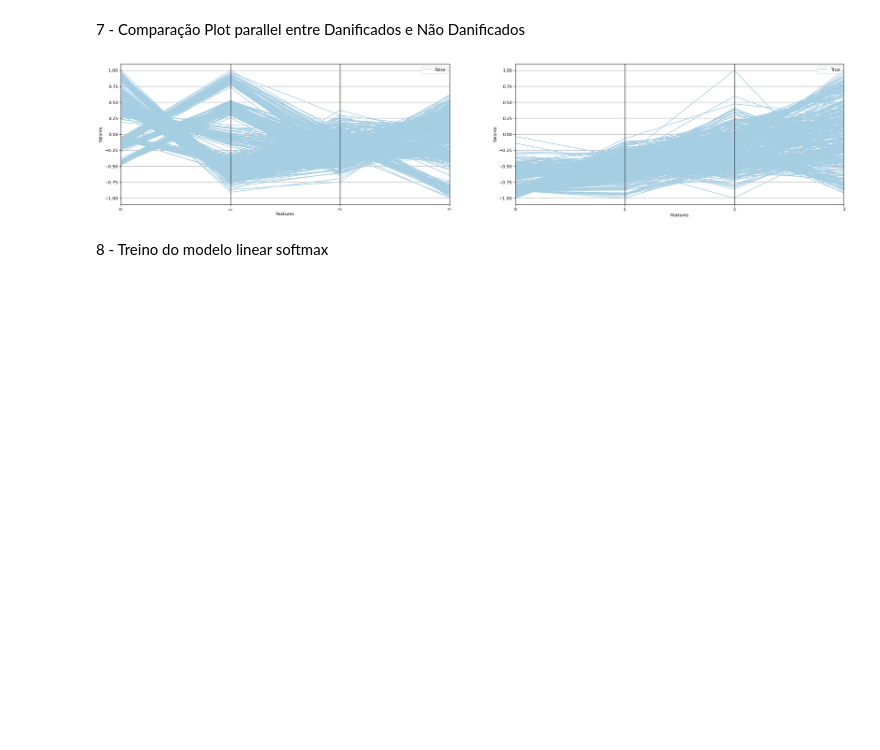
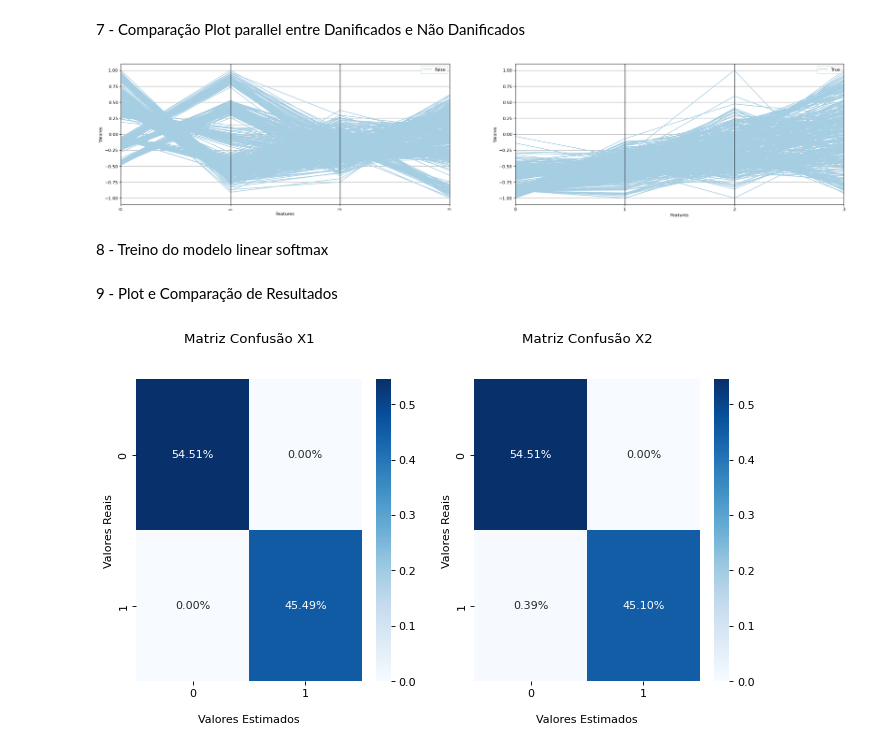
Before and after one commit to freitaass/himl_Take-home_exercises_gfs, a Jupyter notebook: 02_feature/main.ipynb, the cells around one changed output. Cells and saved outputs as stored; diff of their text form; code cells hidden in the pictures; blank space fills up the shorter version.

```diff
--- a/02_feature/main.ipynb
+++ b/02_feature/main.ipynb
@@ -146,3 +148,22 @@ softmax_reg_X2 = LogisticRegression(multi_class='multinomial',solver='lbfgs',C=1
 softmax_reg_X2.fit(train_X2,train_X2_tg)
 pred_X2 = softmax_reg_X2.predict(test_X2)
 pred_proba_X2 = softmax_reg_X2.predict_proba(test_X2)
+# %% [markdown]
+9 - Plot e Comparação de Resultados
+# %%
+plt.figure(facecolor='white',figsize=(10, 5), dpi=80)
+plt.subplot(121)
+sns.heatmap(confusion_matrix(test_X1_tg, pred_X1)/len(test_X1_tg), annot=True,fmt='.2%', cmap='Blues')
+plt.title('Matriz Confusão X1\n\n')
+plt.xlabel('\nValores Estimados')
+plt.ylabel('Valores Reais')
+# plt.xticks('Falso','Verdadeiro')
+# plt.yticks(['Falso','Verdadeiro'])
+plt.subplot(122)
+sns.heatmap(confusion_matrix(test_X2_tg, pred_X2)/len(test_X2_tg), annot=True,fmt='.2%', cmap='Blues')
+plt.title('Matriz Confusão X2\n\n')
+plt.xlabel('\nValores Estimados')
+plt.ylabel('Valores Reais')
+plt.show()
+# %% [output]
+[figure, added]
```
Also changed, not shown: parts of 3 cells of this notebook.
